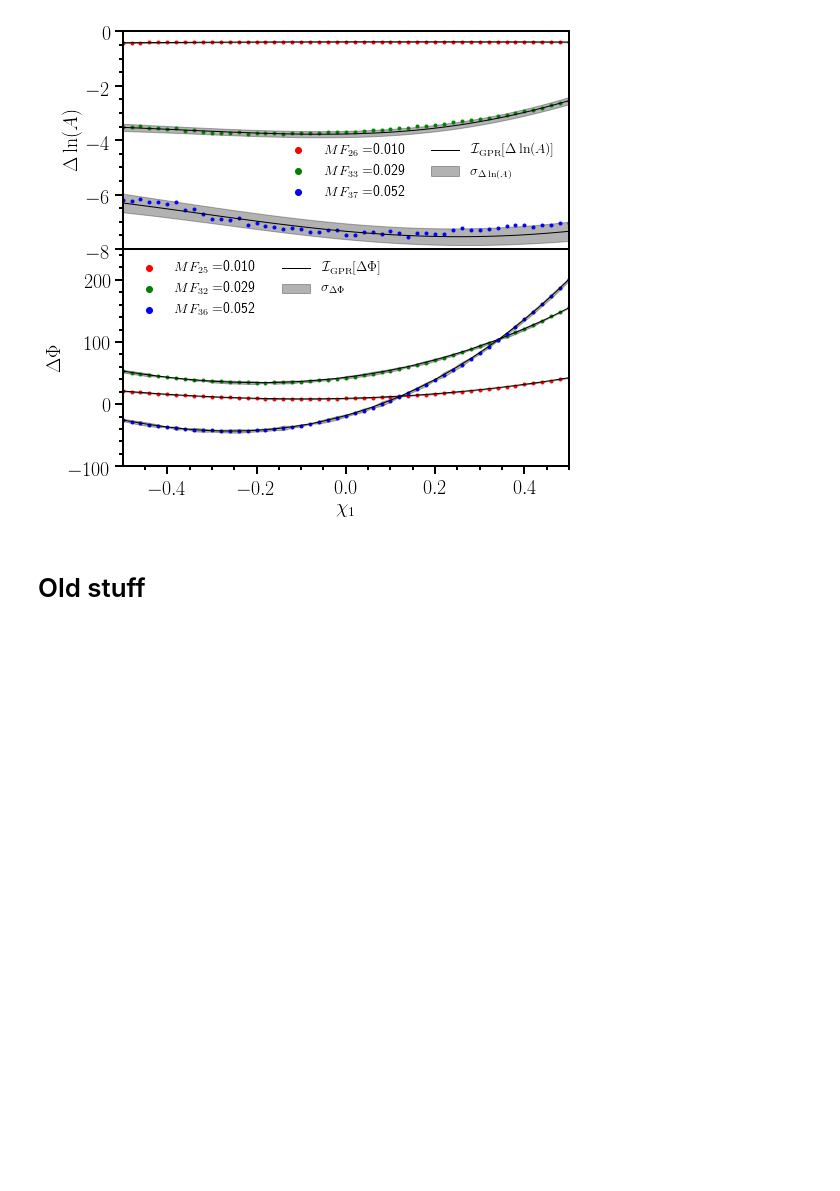
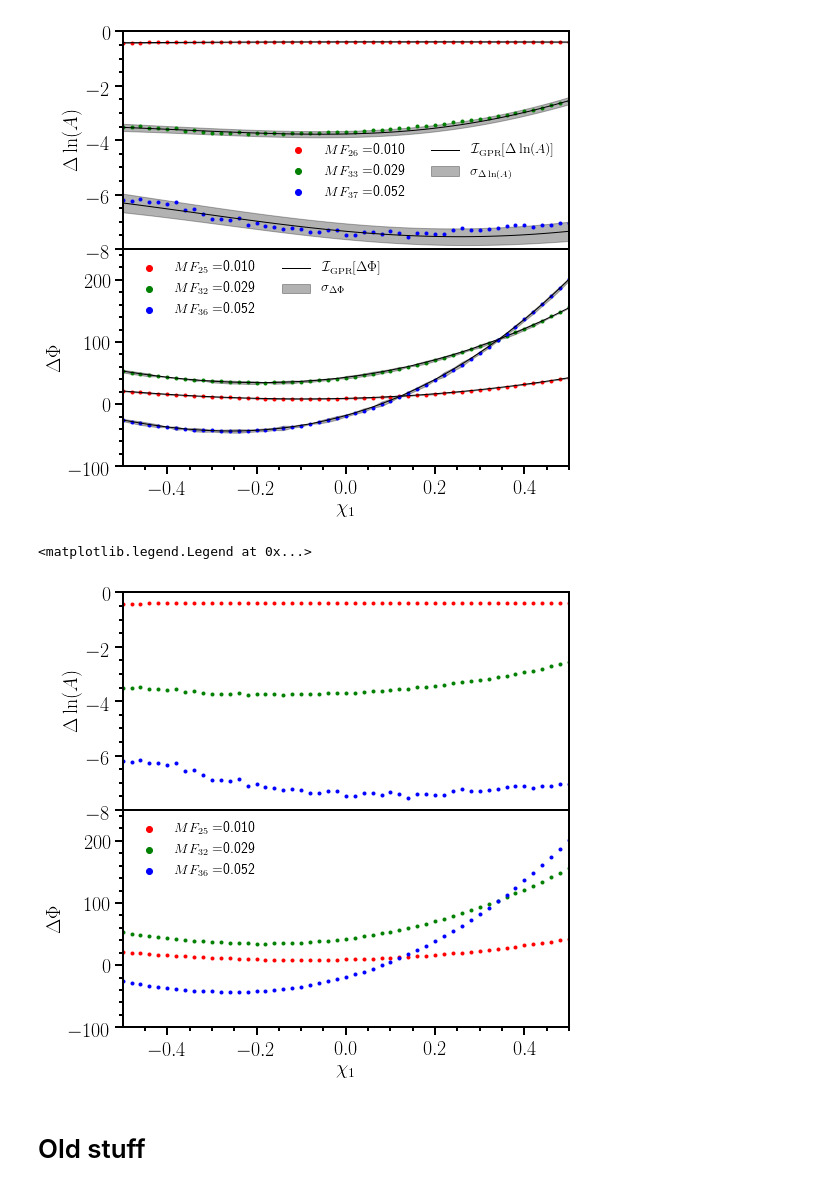
Before and after one commit to benjaminlackey/gpsurrogate, a Jupyter notebook: notebooks/EOBQM/PlotsForPaper.ipynb, the cells around one changed output. Drawn from its saved outputs; the diff is of its cells as text; code cells hidden in the pictures; blank space fills up the shorter version.

Commit message:
Updated injection PE plots.

```diff
--- a/notebooks/EOBQM/PlotsForPaper.ipynb
+++ b/notebooks/EOBQM/PlotsForPaper.ipynb
@@ -585,6 +585,81 @@ ax2.legend(ncol=2, loc='upper left', markerscale=2, frameon=False)
 # %% [output]
 [ 6.e-01 -5.e-01  2.e-01  2.e+03  1.e+03]
 [figure]
+# %%
+sur = sur_uncsamp_uniform
+
+params = dh_test.parameters()
+nwave = len(params)
+# print params[0]
+
+# # Do coordinate transformation
+# def xi_of_lam(lam, a=100):
+#     return np.log10(lam/a + 1)
+# lam1 = params[:, 3]
+# lam2 = params[:, 4]
+# xi1 = xi_of_lam(lam1)
+# xi2 = xi_of_lam(lam2)
+# params[:, 3] = xi1
+# params[:, 4] = xi2
+
+
+fig, (ax1, ax2) = plt.subplots(2, 1, figsize=(8, 8))
+fig.subplots_adjust(wspace=0, hspace=0)
+
+for j, c in zip([26, 33, 37], ['r', 'g', 'b']):
+    # Node frequency
+    mf = sur.mf_amp[j]
+
+    # Values at node mf for test set and GP prediction/error
+    damp_test = np.array([dh_test[i].interpolate('amp')(mf) for i in range(nwave)])
+    #damp_gp = sur.damp_gp_list[j]
+    #damp_gp_eval, damp_gp_eval_err = damp_gp.predict(params, return_std=True)
+
+    # Double {{}} is needed to treat {} literally as a latex expression. The inner {} is used for .format()
+    # The spin parameter S_1
+    p = params[:, 1]
+    ax1.plot(p, damp_test, c=c, ls='', marker='o', ms=3, label=r'$MF_{{{}}}=${:.3f}'.format(j, mf))
+    #ax1.plot(p, damp_gp_eval, ls='-', lw=1, c='k')
+    #ax1.fill_between(p, damp_gp_eval-damp_gp_eval_err, damp_gp_eval+damp_gp_eval_err, color='k', alpha=0.3)
+
+#ax1.plot(0, 0, ls='-', lw=1, c='k', label=r'$\mathcal{I}_{\rm GPR}[\Delta\ln(A)]$')
+#ax1.fill_between([0], [0], [0], color='k', alpha=0.3, label=r'$\sigma_{\Delta\ln(A)}$')
+ax1.minorticks_on()
+#ax1.grid(which='both')
+ax1.set_xlim(-0.5, 0.5)
+ax1.set_ylim(-8, 0)
+ax1.set_ylabel(r'$\Delta\ln(A)$')
+#ax1.legend(ncol=1, loc=(0.35, 0.2), markerscale=2, frameon=False)
+ax1.xaxis.set_ticklabels([])
+
+for j, c in zip([25, 32, 36], ['r', 'g', 'b']):
+    # Node frequency
+    mf = sur.mf_phase[j]
+
+    # Values at node mf for test set and GP prediction/error
+    dphase_test = np.array([dh_test[i].interpolate('phase')(mf) for i in range(nwave)])
+    #dphase_gp = sur.dphase_gp_list[j]
+    #dphase_gp_eval, dphase_gp_eval_err = dphase_gp.predict(params, return_std=True)
+
+    p = params[:, 1]
+    ax2.plot(p, dphase_test, c=c, ls='', marker='o', ms=3, label=r'$MF_{{{}}}=${:.3f}'.format(j, mf))
+    #ax2.plot(p, dphase_gp_eval, ls='-', lw=1, c='k')
+    #ax2.fill_between(p, dphase_gp_eval-dphase_gp_eval_err, dphase_gp_eval+dphase_gp_eval_err, color='k', alpha=0.3)
+
+#ax2.plot(0, 0, ls='-', lw=1, c='k', label=r'$\mathcal{I}_{\rm GPR}[\Delta\Phi]$')
+#ax2.fill_between([0], [0], [0], color='k', alpha=0.3, label=r'$\sigma_{\Delta\Phi}$')
+ax2.minorticks_on()
+#ax2.grid(which='both')
+ax2.set_xlim(-0.5, 0.5)
+ax2.set_ylim(-100, 250)
+ax2.set_ylabel(r'$\Delta\Phi$')
+ax2.set_xlabel(r'$\chi_1$')
+ax2.legend(ncol=1, loc='upper left', markerscale=2, frameon=False)
+
+#fig.savefig('../../paper/dhofs.pdf', format='pdf', transparent=True, bbox_inches='tight')
+# %% [output]
+<matplotlib.legend.Legend at 0x...>
+[figure, added]
 # %% [markdown]
 # Old stuff
 # %%
```
Also changed, not shown: 6 other files.
